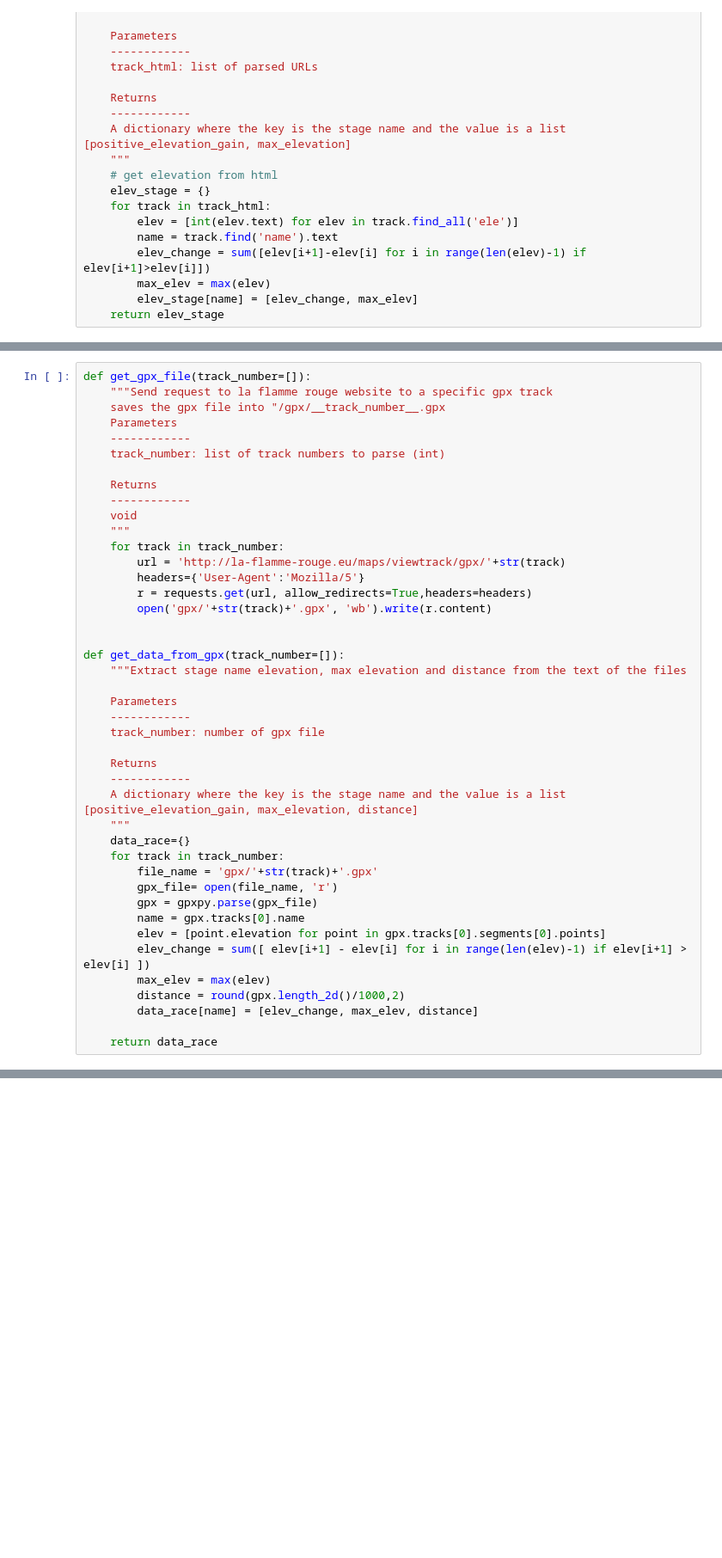
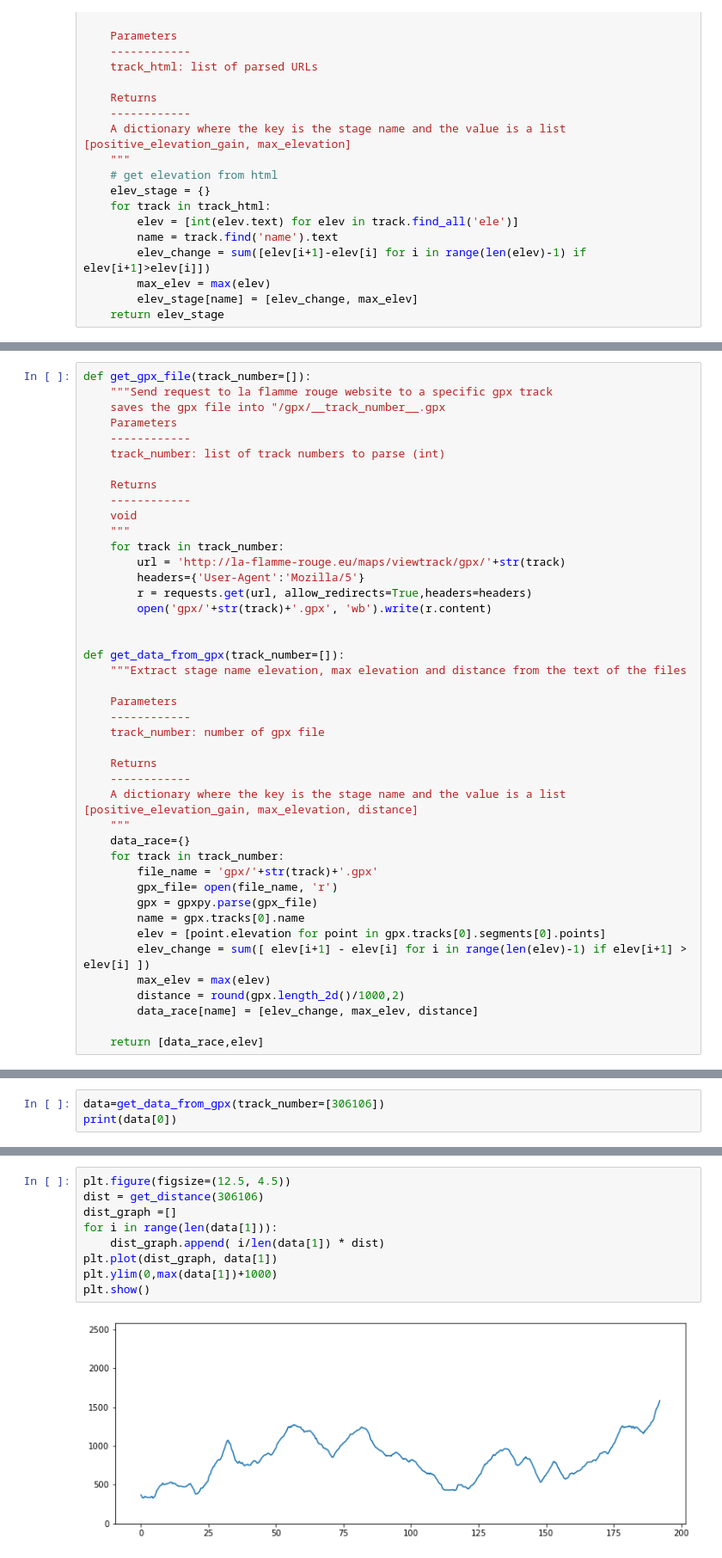
Before and after one commit to JacquesLeen/Cycling_Software, a Jupyter notebook: repo_routes/routes_info.ipynb, the cells around one changed output, grey strips where cells are left out. Shown: that part at 86% size. Saved outputs shown, nothing was run; the diff lists cells and outputs as text; blank space fills up the shorter version.

```diff
--- a/repo_routes/routes_info.ipynb
+++ b/repo_routes/routes_info.ipynb
@@ -96,4 +96,4 @@ def get_data_from_gpx(track_number=[]):
         distance = round(gpx.length_2d()/1000,2)
         data_race[name] = [elev_change, max_elev, distance]
 
-    return data_race
+    return [data_race,elev]
@@ -111,0 +102,3 @@ get_data_from_gpx(track_number=[34572,386318,375307])
+# %%
+data=get_data_from_gpx(track_number=[306106])
+print(data[0])
@@ -111,0 +162,11 @@ get_data_from_gpx(track_number=[34572,386318,375307])
+# %%
+plt.figure(figsize=(12.5, 4.5))
+dist = get_distance(306106)
+dist_graph =[]
+for i in range(len(data[1])):
+    dist_graph.append( i/len(data[1]) * dist)
+plt.plot(dist_graph, data[1])
+plt.ylim(0,max(data[1])+1000)
+plt.show()
+# %% [output]
+[figure, added]
```
Also changed, not shown: parts of 10 cells of this notebook, 5 other files.
